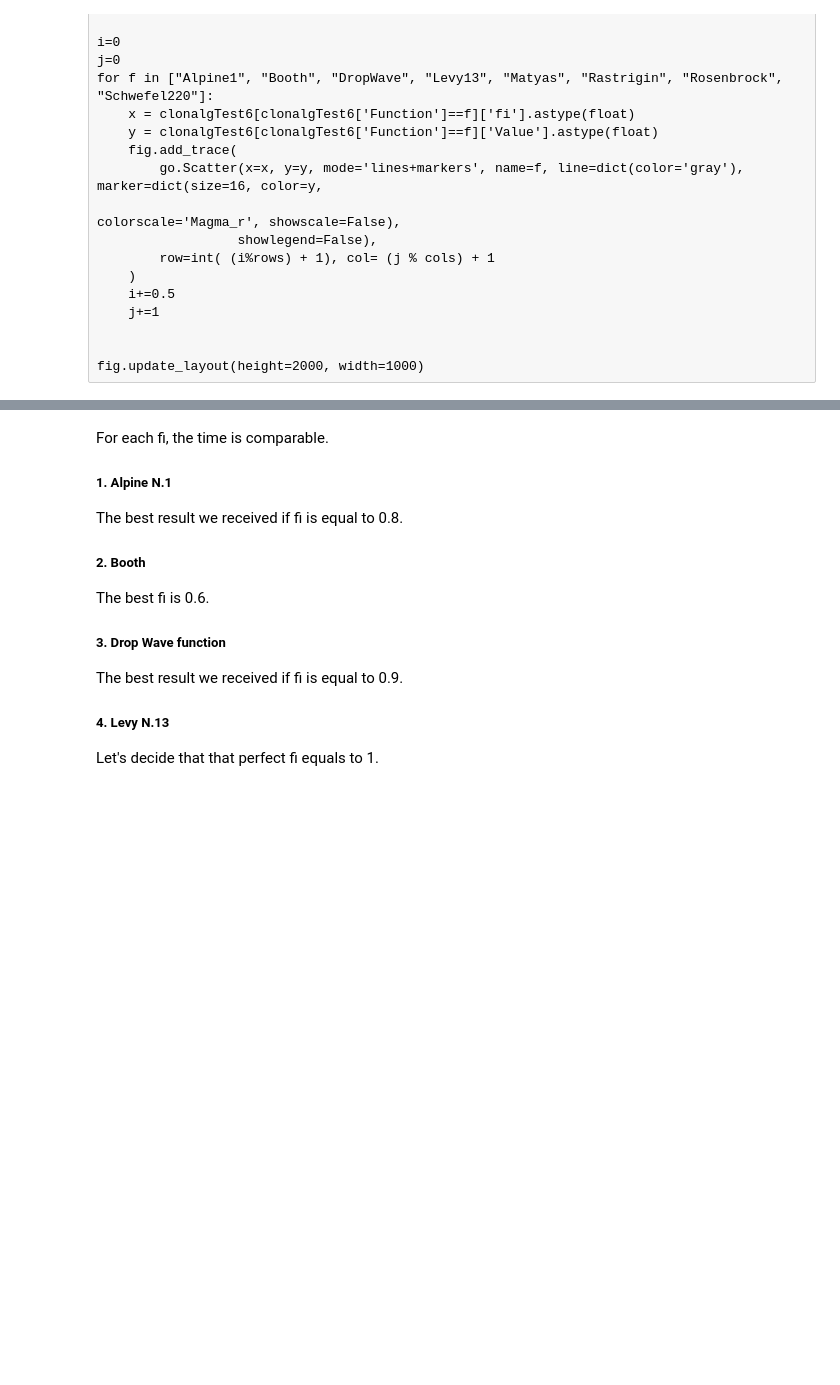
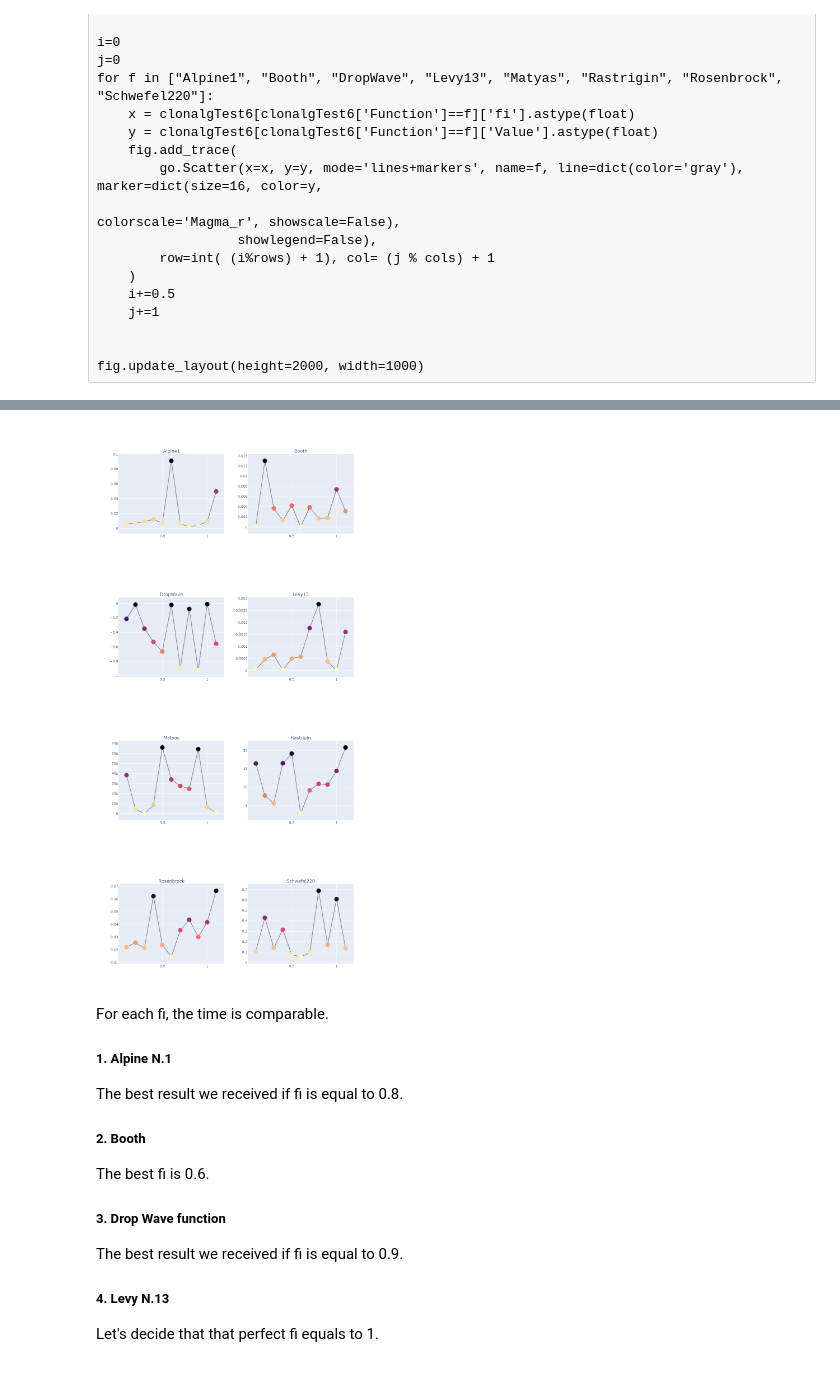
Before and after one commit to maprilopal/Swarm-intelligence-algorithms, a Jupyter notebook: Clonalg.ipynb, the cells around one changed output, grey strips where cells are left out. Saved outputs shown, nothing was run; the diff lists cells and outputs as text; code cells hidden in the pictures; blank space fills up the shorter version.

```diff
--- a/Clonalg.ipynb
+++ b/Clonalg.ipynb
@@ -739,3 +742,7 @@ fig.update_layout(height=2000, width=1000)
+# %%
+Image(filename="images/clonalgFi.png")
+# %% [output]
+[figure, added]
 # %% [markdown]
 For each fi, the time is comparable.
 
```
Also changed, not shown: parts of 7 cells of this notebook, 1 other file.
